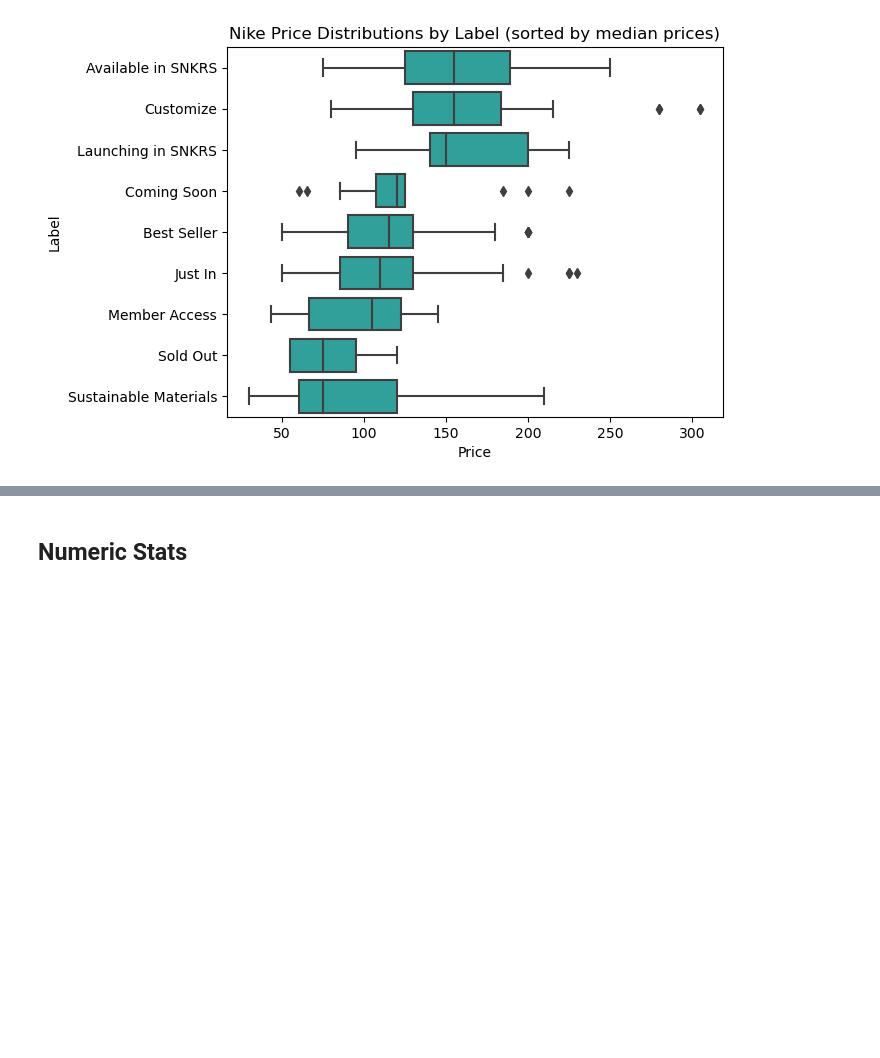
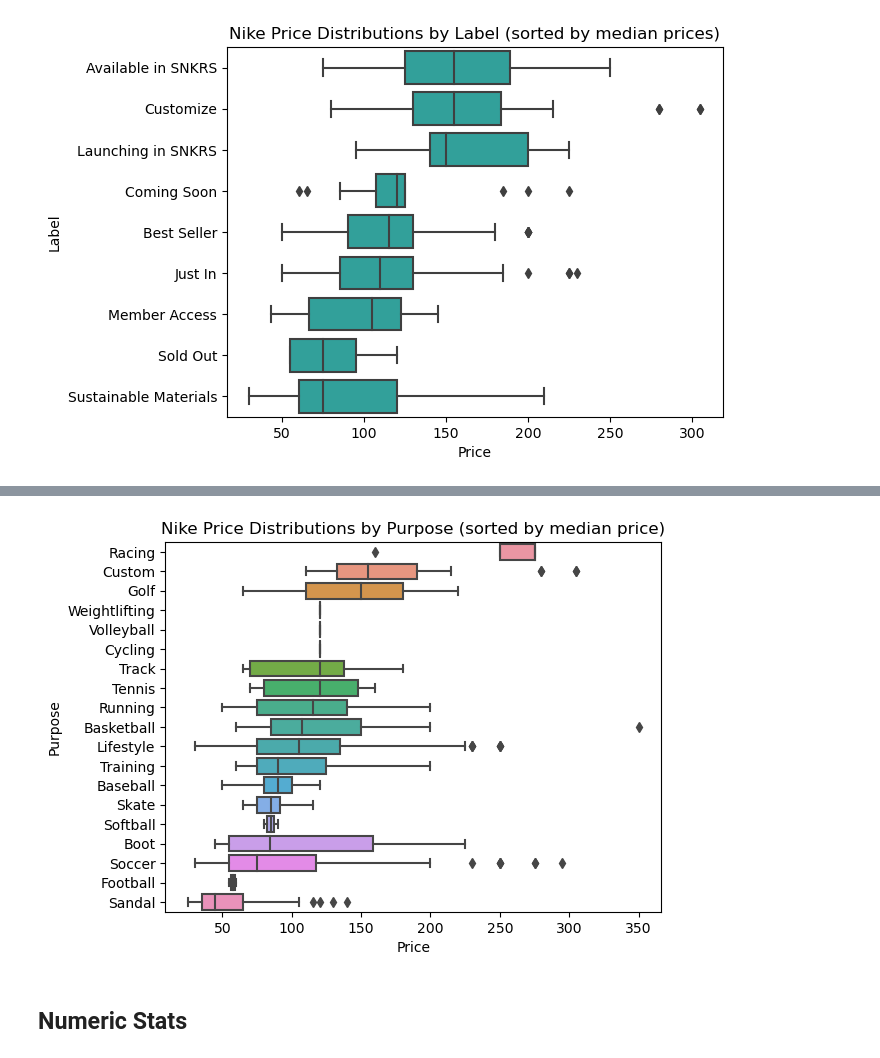
Before and after one commit to jasonkyungkim/nike_adidas_shoes, a Jupyter notebook: nike_eda.ipynb, the cells around one changed output, grey strips where cells are left out. Cells and saved outputs as stored; diff of their text form; code cells hidden in the pictures; blank space fills up the shorter version.

```diff
--- a/nike_eda.ipynb
+++ b/nike_eda.ipynb
@@ -275,3 +262,15 @@ plt.show()
+# %%
+median_price_purpose_sorted = nike.groupby('purpose')['price'].median().sort_values(ascending = False)
+
+# order box plot by median
+sns.boxplot(data = nike, y = 'purpose', x = 'price',
+            order = median_price_purpose_sorted.index)
+plt.xlabel('Price')
+plt.ylabel('Purpose')
+plt.title('Nike Price Distributions by Purpose (sorted by median price)')
+plt.show()
+# %% [output]
+[figure, added]
 # %% [markdown]
 ## Numeric Stats
 # %%
```
Also changed, not shown: parts of 5 cells of this notebook.
